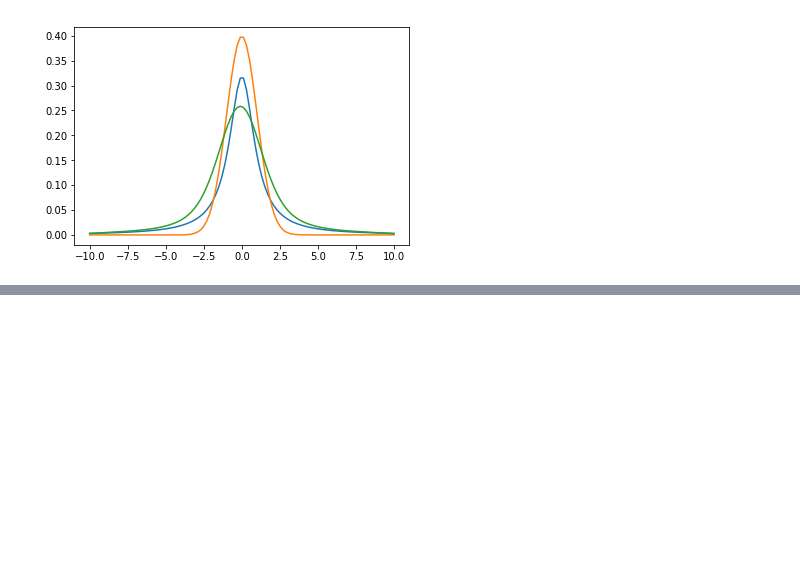
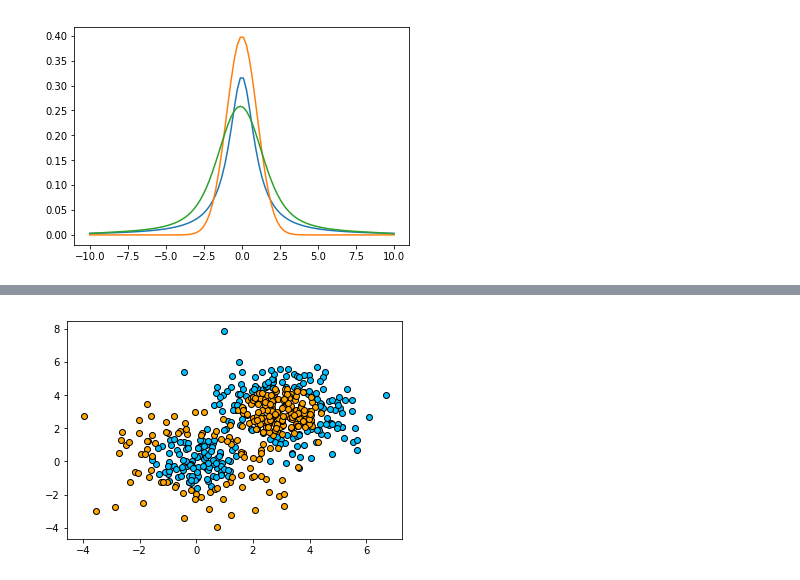
Before and after one commit to jpivarski-talks/2019-05-28-lpchats-numpy-uproot-awkward, a Jupyter notebook: 02-scientific-python.ipynb, the cells around one changed output, grey strips where cells are left out. Drawn from its saved outputs; the diff is of its cells as text; code cells hidden in the pictures; blank space fills up the shorter version.

```diff
--- a/02-scientific-python.ipynb
+++ b/02-scientific-python.ipynb
@@ -65,0 +76,14 @@ matplotlib.pyplot.plot(xs, voigtian);
+# %%
+import sklearn.datasets
+X1, y1 = sklearn.datasets.make_gaussian_quantiles(
+    cov=2.0, n_samples=200, n_features=2, n_classes=2, random_state=1)
+X2, y2 = sklearn.datasets.make_gaussian_quantiles(
+    mean=(3, 3), cov=1.5, n_samples=300, n_features=2, n_classes=2, random_state=1)
+X = numpy.concatenate((X1, X2))
+y = numpy.concatenate((y1, -y2 + 1))
+
+# These points represent a hard classification problem.
+matplotlib.pyplot.scatter(X[y == 0, 0], X[y == 0, 1], c="deepskyblue", edgecolor="black");
+matplotlib.pyplot.scatter(X[y == 1, 0], X[y == 1, 1], c="orange", edgecolor="black");
+# %% [output]
+[figure, added]
```
Also changed, not shown: parts of 6 cells of this notebook, 2 other files.
